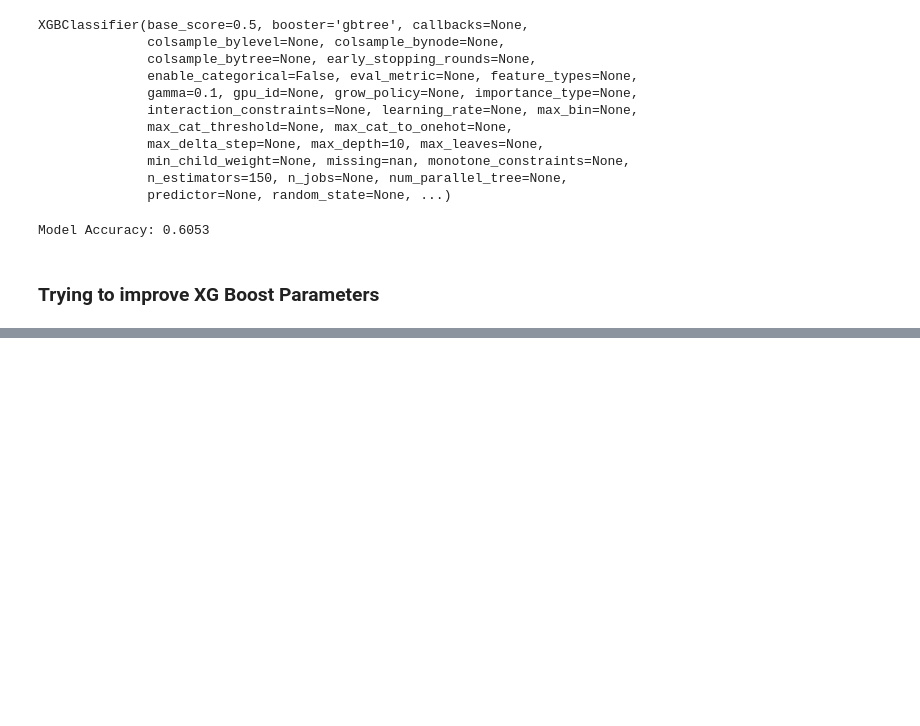
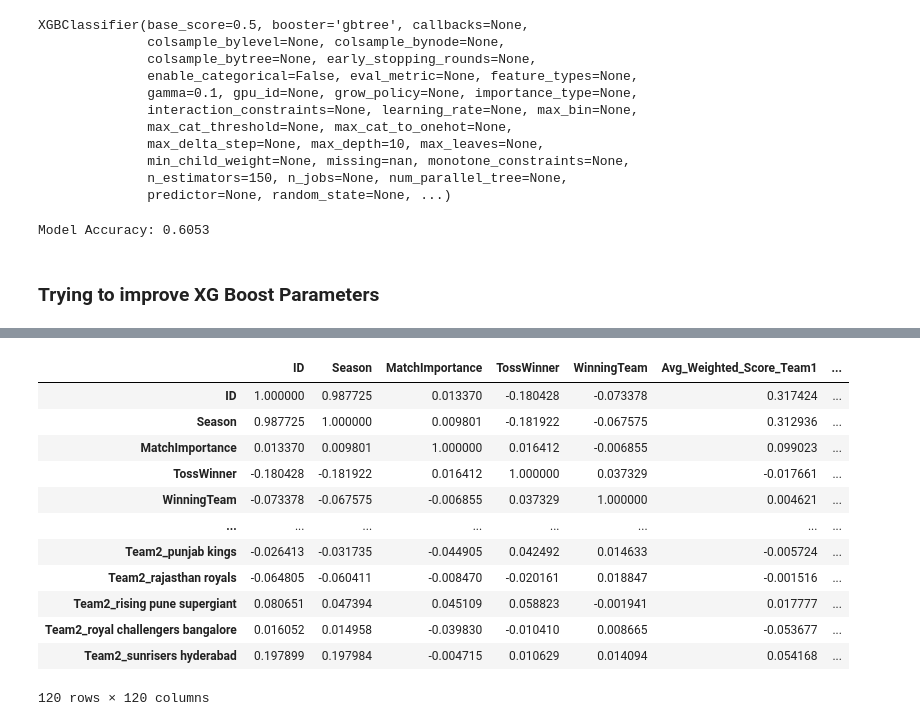
Before and after one commit to patrickevans29/ipl_prediction_model, a Jupyter notebook: notebooks/gomboski_notebook_features2.ipynb, the cells around one changed output, grey strips where cells are left out. Cells and saved outputs as stored; diff of their text form; code cells hidden in the pictures; blank space fills up the shorter version.

```diff
--- a/notebooks/gomboski_notebook_features2.ipynb
+++ b/notebooks/gomboski_notebook_features2.ipynb
@@ -994,0 +1019,2 @@ dict(sorted(feature_importance.items(), key=lambda item: item[1]))
+# %%
+corr = df.corr()
@@ -994,0 +1036,16 @@ dict(sorted(feature_importance.items(), key=lambda item: item[1]))
+# %%
+corr
+# %% [output]
+|  | ID | Season | MatchImportance | TossWinner | WinningTeam | Avg_Weighted_Score_Team1 | ... |
+| ID | 1.000000 | 0.987725 | 0.013370 | -0.180428 | -0.073378 | 0.317424 | ... |
+| Season | 0.987725 | 1.000000 | 0.009801 | -0.181922 | -0.067575 | 0.312936 | ... |
+| MatchImportance | 0.013370 | 0.009801 | 1.000000 | 0.016412 | -0.006855 | 0.099023 | ... |
+| TossWinner | -0.180428 | -0.181922 | 0.016412 | 1.000000 | 0.037329 | -0.017661 | ... |
+| WinningTeam | -0.073378 | -0.067575 | -0.006855 | 0.037329 | 1.000000 | 0.004621 | ... |
+| ... | ... | ... | ... | ... | ... | ... | ... |
+| Team2_punjab kings | -0.026413 | -0.031735 | -0.044905 | 0.042492 | 0.014633 | -0.005724 | ... |
+| Team2_rajasthan royals | -0.064805 | -0.060411 | -0.008470 | -0.020161 | 0.018847 | -0.001516 | ... |
+| Team2_rising pune supergiant | 0.080651 | 0.047394 | 0.045109 | 0.058823 | -0.001941 | 0.017777 | ... |
+| Team2_royal challengers bangalore | 0.016052 | 0.014958 | -0.039830 | -0.010410 | 0.008665 | -0.053677 | ... |
+| Team2_sunrisers hyderabad | 0.197899 | 0.197984 | -0.004715 | 0.010629 | 0.014094 | 0.054168 | ... |
+120 rows × 120 columns
```
Also changed, not shown: parts of 40 cells of this notebook.
